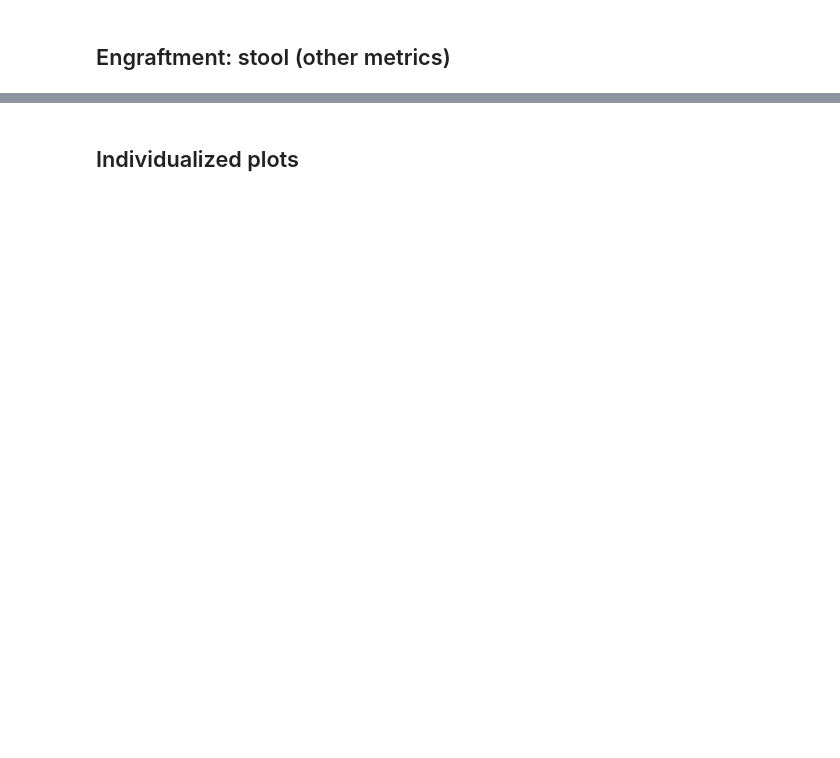
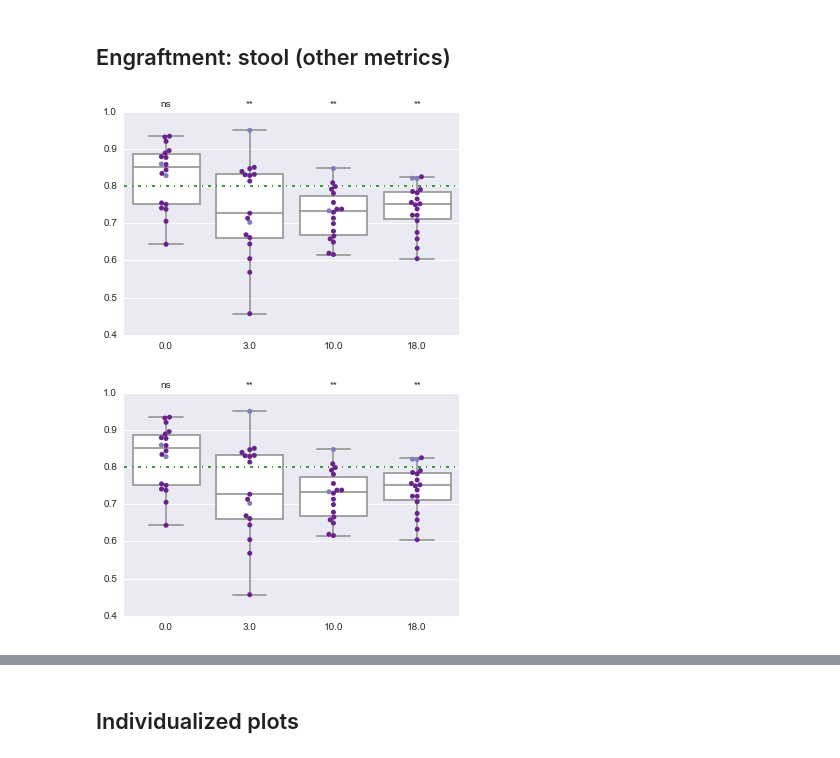
Before and after one commit to khemlalnirmalkar/autism-fmt1, a Jupyter notebook: engraftment.ipynb, the cells around one changed output, grey strips where cells are left out. Cells and saved outputs as stored; diff of their text form; code cells hidden in the pictures; blank space fills up the shorter version.

```diff
--- a/engraftment.ipynb
+++ b/engraftment.ipynb
@@ -184,7 +172,10 @@ asd.plot_week_data_with_stats(sample_md, sample_type='stool',
 # %%
 asd.plot_week_data_with_stats(sample_md, sample_type='stool',
                           metric='Bray-Curtis to most relevant donor', hue='responder', one_tailed=True,
-                          hide_donor_baseline=True)
+                          hide_donor_baseline=True, hide_control_baseline=True, dm=bc_dm)
+# %% [output]
+[figure, added]
+[figure, added]
 # %%
 asd.plot_week_data_with_stats(sample_md, sample_type='stool',
                           metric='Jaccard to most relevant donor', hue='responder', one_tailed=True,
```
Also changed, not shown: parts of 17 cells of this notebook, 4 other files.
